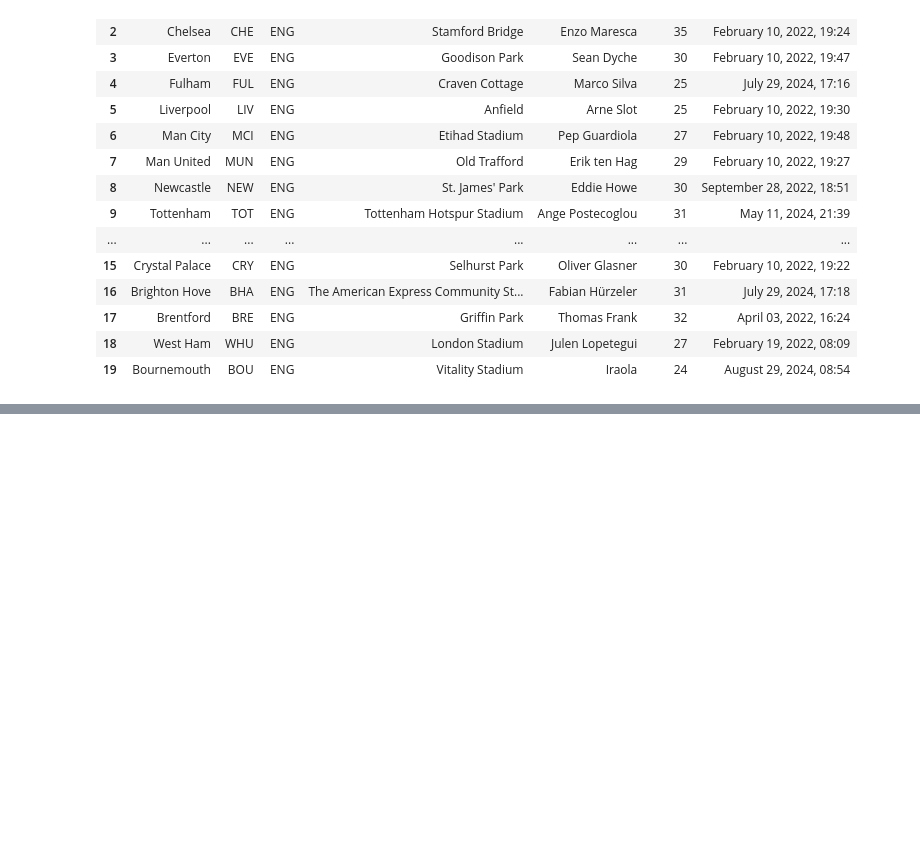
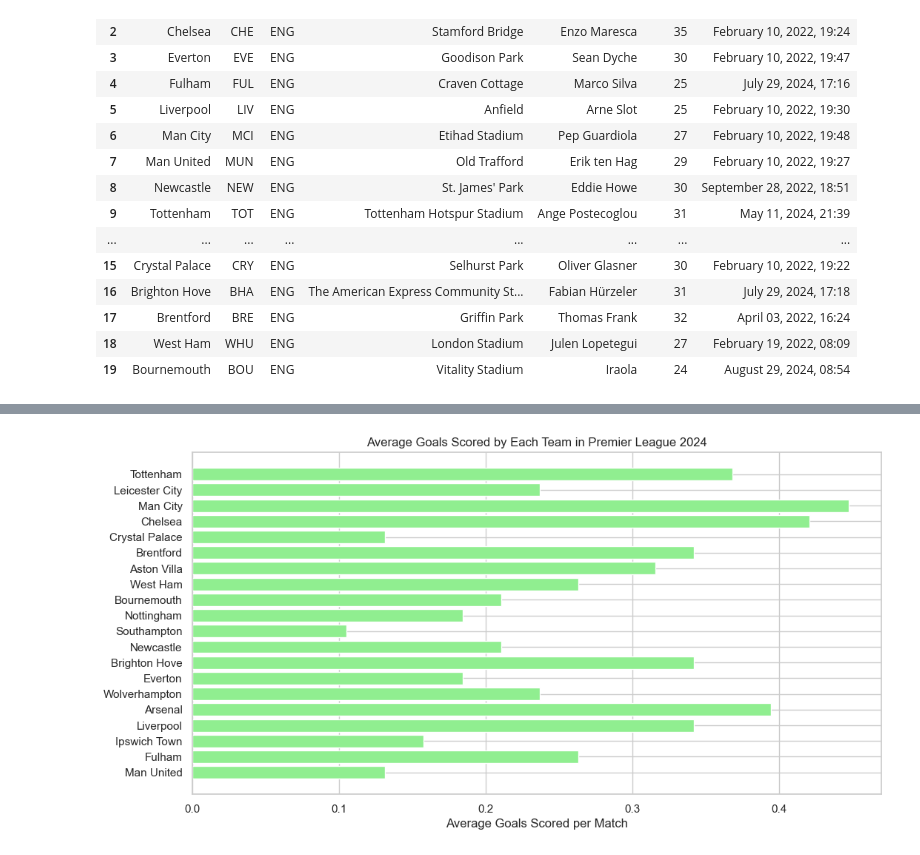
Before and after one commit to lusbnz/football-notebook, a Jupyter notebook: step_1/epl_2024.ipynb, the cells around one changed output, grey strips where cells are left out. Saved outputs shown, nothing was run; the diff lists cells and outputs as text; code cells hidden in the pictures; blank space fills up the shorter version.

```diff
--- a/step_1/epl_2024.ipynb
+++ b/step_1/epl_2024.ipynb
@@ -307,0 +462,32 @@ plt.show()
+# %%
+goals_scored = {}
+
+for matchday, matches in matches_by_matchday.items():
+    for match in matches:
+        home_team = match['Home Team']
+        away_team = match['Away Team']
+
+        ft_home_score = match['FT Home Score'] if match['FT Home Score'] is not None else 0
+        ft_away_score = match['FT Away Score'] if match['FT Away Score'] is not None else 0
+
+        goals_scored[home_team] = goals_scored.get(home_team, 0) + ft_home_score
+        goals_scored[away_team] = goals_scored.get(away_team, 0) + ft_away_score
+
+matches_played = {team: 0 for team in goals_scored.keys()}
+for matchday, matches in matches_by_matchday.items():
+    for match in matches:
+        matches_played[match['Home Team']] += 1
+        matches_played[match['Away Team']] += 1
+
+average_goals = {team: goals / matches_played[team] for team, goals in goals_scored.items()}
+
+teams = list(average_goals.keys())
+avg_goals = list(average_goals.values())
+
+plt.figure(figsize=(12, 6))
+plt.barh(teams, avg_goals, color='lightgreen')
+plt.xlabel('Average Goals Scored per Match')
+plt.title('Average Goals Scored by Each Team in Premier League 2024')
+plt.show()
+# %% [output]
+[figure, added]
```
Also changed, not shown: parts of 11 cells of this notebook, 1 other file.
